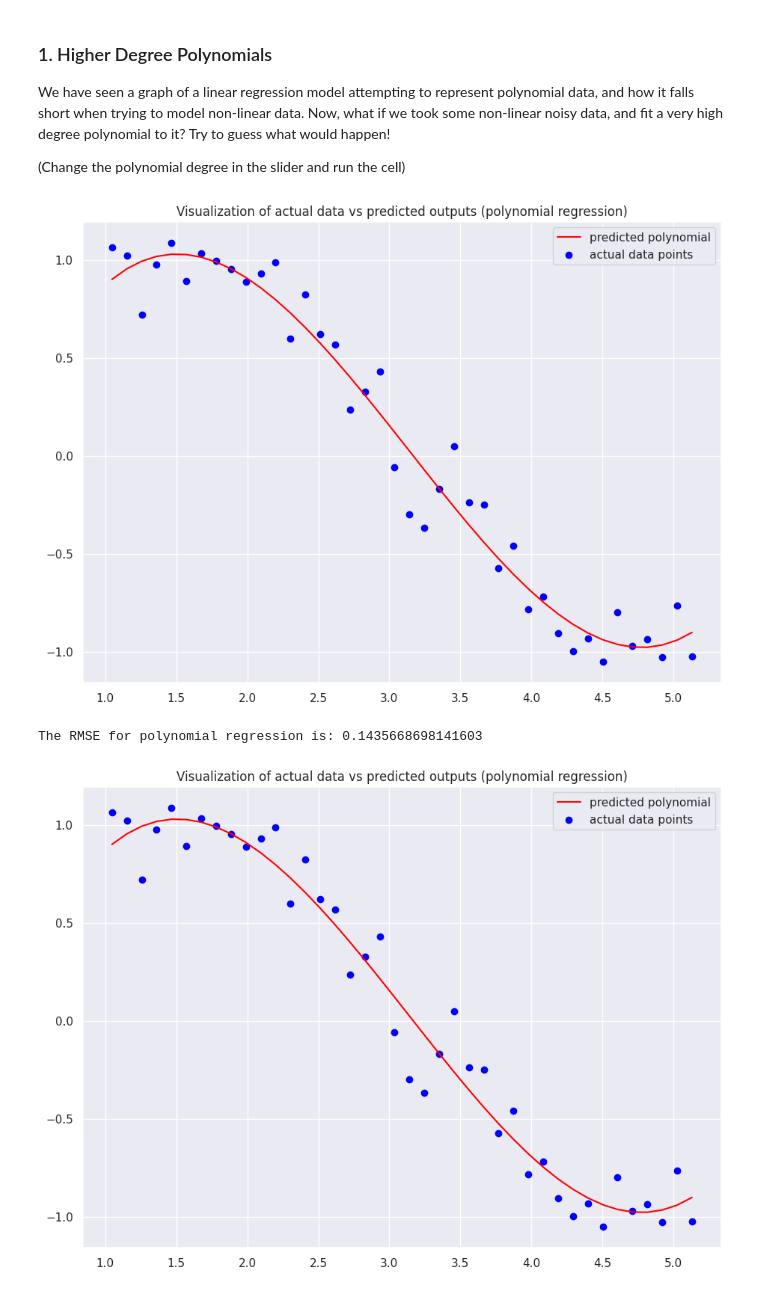
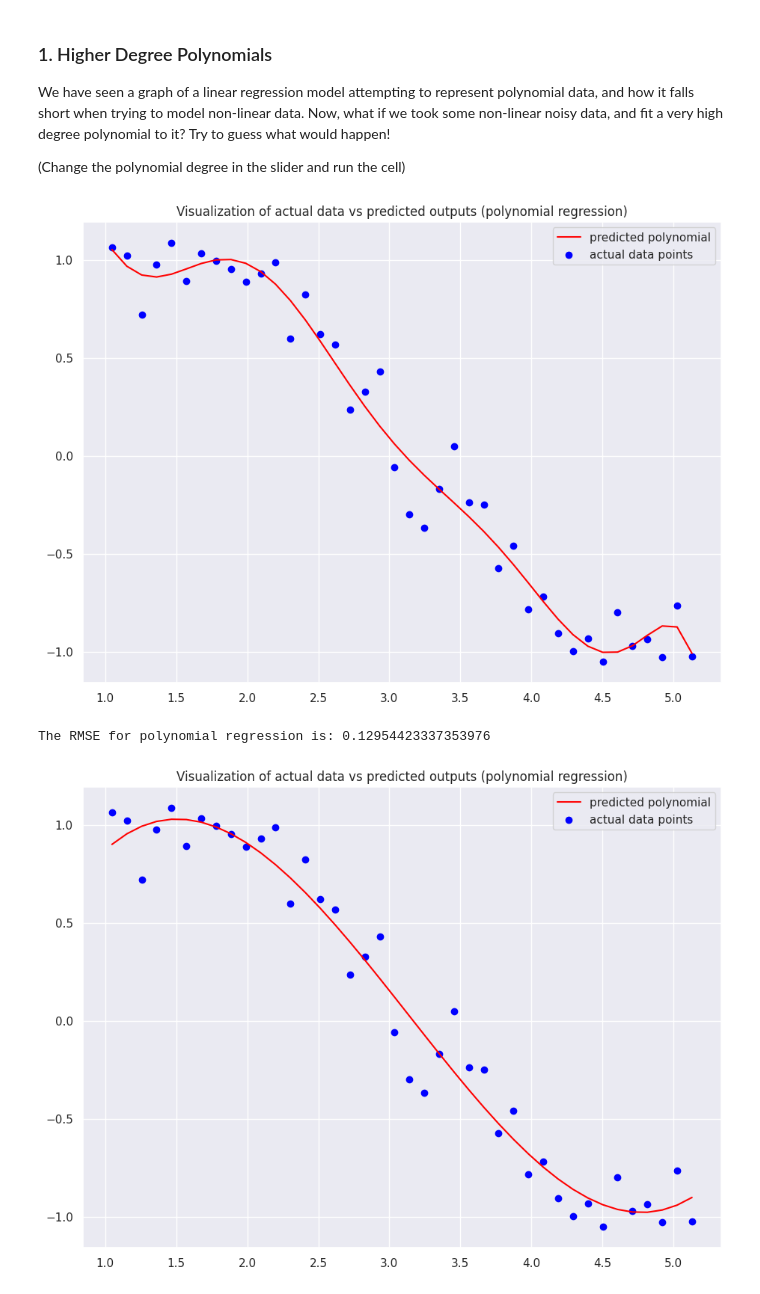
Before and after one commit to Suvarnaa13/FMML-LAB-1, a Jupyter notebook: Regression_Lab_1.ipynb, the cells around one changed output. Saved outputs shown, nothing was run; the diff lists cells and outputs as text; code cells hidden in the pictures.

```diff
--- a/Regression_Lab_1.ipynb
+++ b/Regression_Lab_1.ipynb
@@ -277,16 +277,16 @@ We have seen a graph of a linear regression model attempting to represent polyno
 
 (Change the polynomial degree in the slider and run the cell)
 # %%
-deg = 3#@param {type:"slider", min: 1, max:15, step:1}
+deg = 8#@param {type:"slider", min: 1, max:15, step:1}
 
 np.random.seed(10)
 
 x_ex = np.array([i*np.pi/180 for i in range(60,300,6)])
 y_ex = np.sin(x_ex) + np.random.normal(0,0.15,len(x_ex))
 poly_regression(x_ex,y_ex,deg)
 # %% [output]
-[figure, old version]
+[figure, new version]
-The RMSE for polynomial regression is: 0.1435668698141603
+The RMSE for polynomial regression is: 0.12954423337353976
 # %%
 deg = 3#@param {type:"slider", min: 1, max:15, step:1}
 
```
